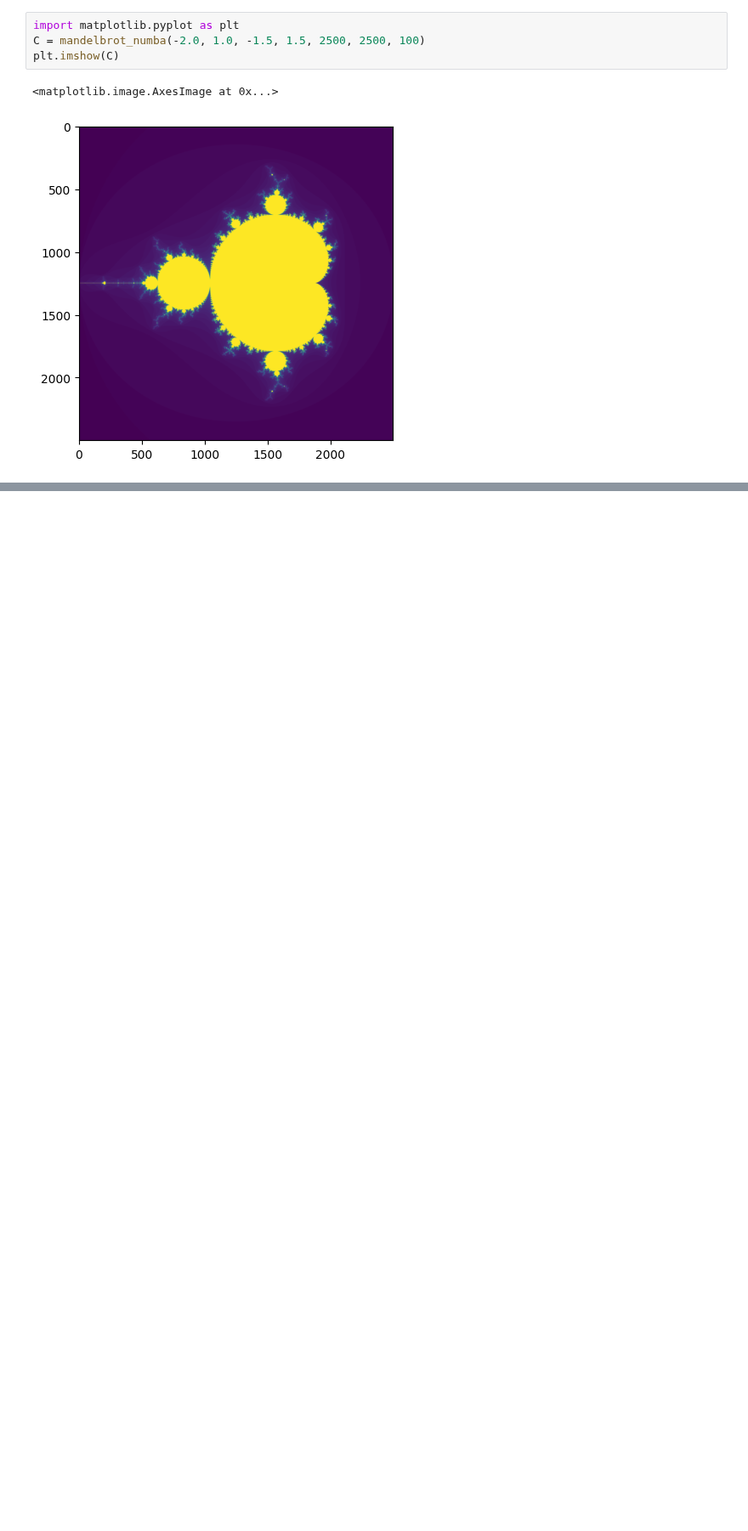
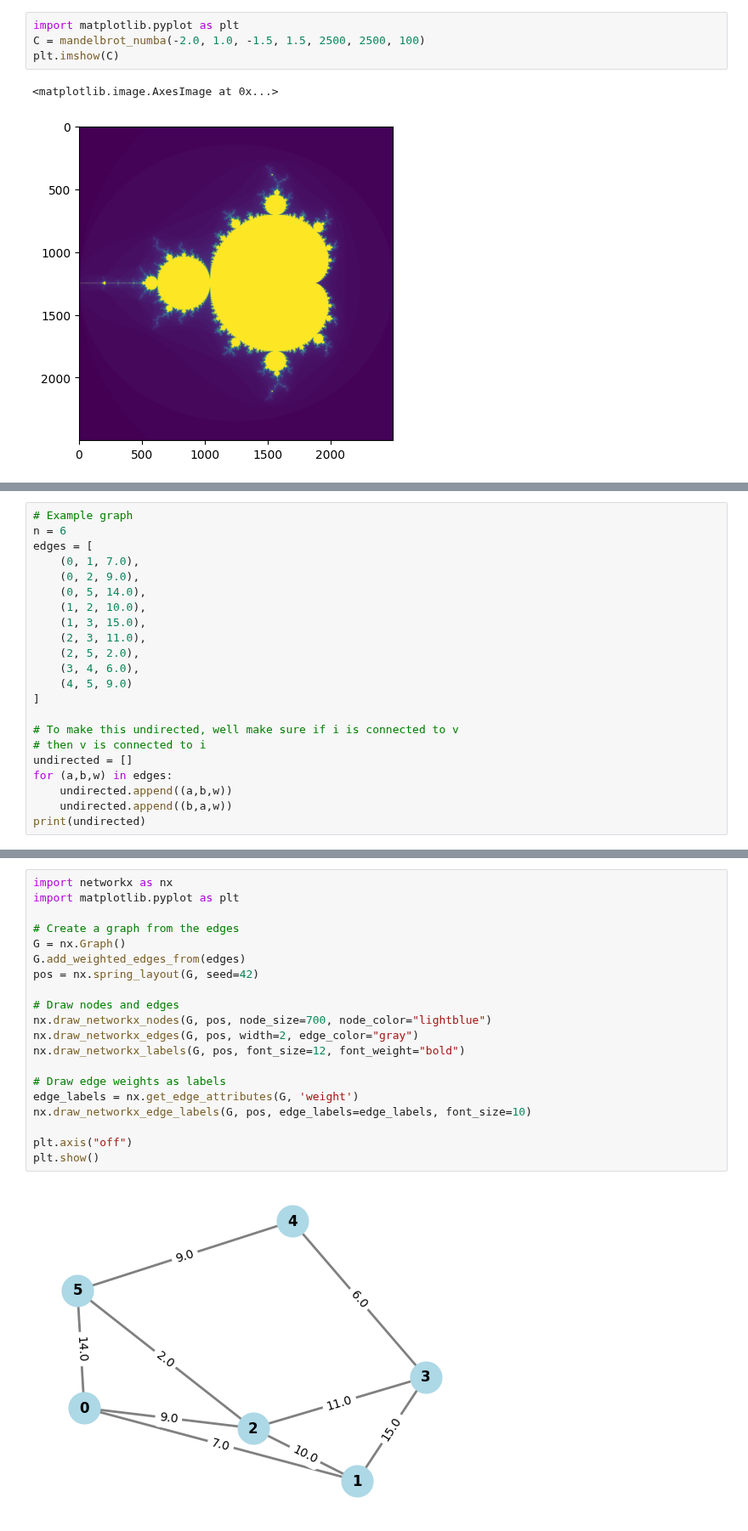
Before and after one commit to tedtop/CSCI-491-591-HPC, a Jupyter notebook: lecture2.ipynb, the cells around one changed output, grey strips where cells are left out. Shown at 85% size. Drawn from its saved outputs; the diff is of its cells as text; blank space fills up the shorter version.

```diff
--- a/lecture2.ipynb
+++ b/lecture2.ipynb
@@ -351,0 +509,22 @@ Speedup (Python / Numba): 33.53×
+# %%
+# Example graph
+n = 6
+edges = [
+    (0, 1, 7.0),
+    (0, 2, 9.0),
+    (0, 5, 14.0),
+    (1, 2, 10.0),
+    (1, 3, 15.0),
+    (2, 3, 11.0),
+    (2, 5, 2.0),
+    (3, 4, 6.0),
+    (4, 5, 9.0)
+]
+
+# To make this undirected, well make sure if i is connected to v
+# then v is connected to i
+undirected = []
+for (a,b,w) in edges:
+    undirected.append((a,b,w))
+    undirected.append((b,a,w))
+print(undirected)
@@ -351,0 +535,22 @@ Speedup (Python / Numba): 33.53×
+# %%
+import networkx as nx
+import matplotlib.pyplot as plt
+
+# Create a graph from the edges
+G = nx.Graph()
+G.add_weighted_edges_from(edges)
+pos = nx.spring_layout(G, seed=42)
+
+# Draw nodes and edges
+nx.draw_networkx_nodes(G, pos, node_size=700, node_color="lightblue")
+nx.draw_networkx_edges(G, pos, width=2, edge_color="gray")
+nx.draw_networkx_labels(G, pos, font_size=12, font_weight="bold")
+
+# Draw edge weights as labels
+edge_labels = nx.get_edge_attributes(G, 'weight')
+nx.draw_networkx_edge_labels(G, pos, edge_labels=edge_labels, font_size=10)
+
+plt.axis("off")
+plt.show()
+# %% [output]
+[figure, added]
```
Also changed, not shown: parts of 21 cells of this notebook.
